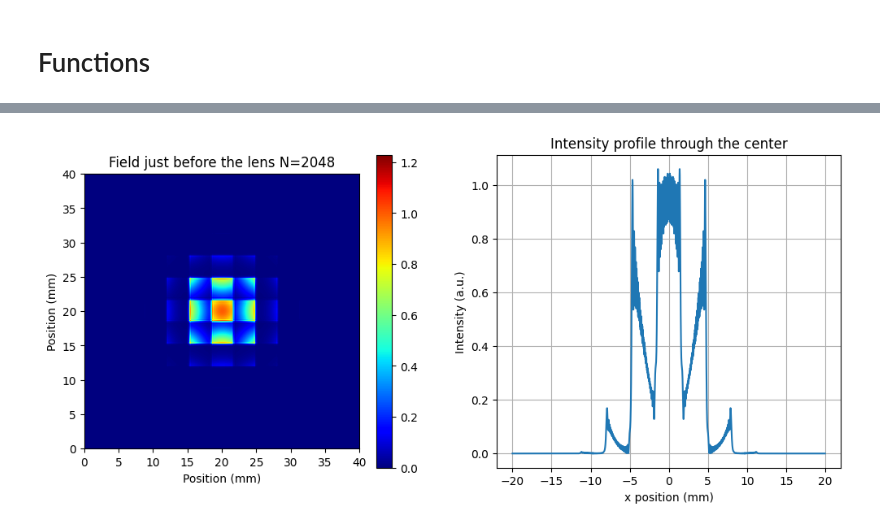
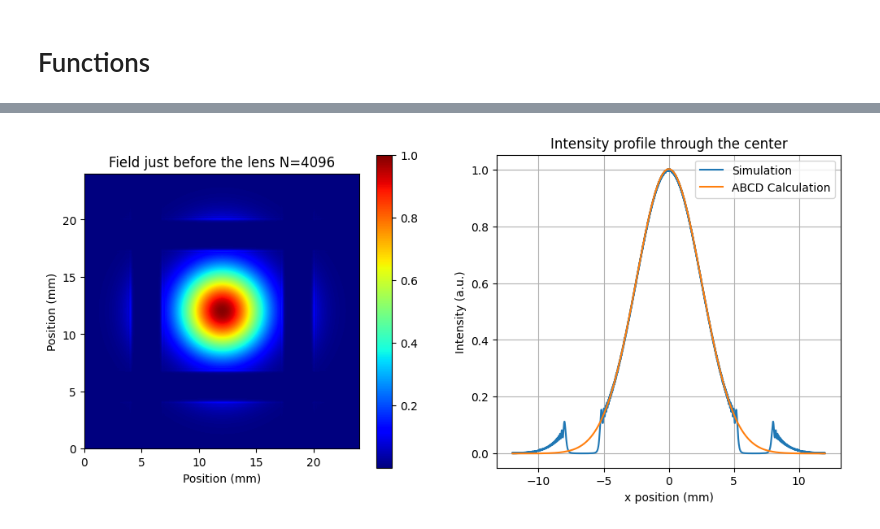
Before and after one commit to guilhermebaos/LightPipes-tutorials, a Jupyter notebook: Ideas/02-Gauss-Reconstruction.ipynb, the cells around one changed output, grey strips where cells are left out. Cells and saved outputs as stored; diff of their text form; code cells hidden in the pictures.

Commit message:
Checking the beam waist at every step

```diff
--- a/Ideas/02-Gauss-Reconstruction.ipynb
+++ b/Ideas/02-Gauss-Reconstruction.ipynb
@@ -55,8 +23,8 @@ We simulate a gaussian beam that does the following:
 - Propagate the distance $d_l$
 # %%
 # Parameters
-size = 40 * lp.mm # size of the grid
-N = 2**11 # number (NxN) of grid pixels
+size = 24 * lp.mm # size of the grid
+N = 2**12 # number (NxN) of grid pixels
 
 # Laser Beam Settings
 wave = 632.8 * lp.nm # wavelength of HeNe laser
@@ -65,83 +33,84 @@ w0 = 5 * lp.mm # laser beam waist
 k = 2 * np.pi / wave
 zr = np.pi * w0**2 / wave
 
-print(f"zR = {zr / lp.mm}mm")
+print(f"Beam properties:")
+print(f"- zR = {zr:.3f}m")
+print(f"- wavelength = {wave / lp.nm}nm")
+
 
 # Parameters
 dl = 10 * lp.m # distance from the lens to 0
 f = 0.1 * lp.m # focal length of the lens
 
 
+# ABCD matrixes for: propagtion and lens
+prop1 = np.array([[1, dl], [0, 1]])
+prop2 = np.array([[1, f], [0, 1]])
+lens = np.array([[1, 0], [-1/f, 1]])
+
+# Range to see the beam in
+xx = np.arange(N)/N * size - (size / 2)
+
+
 # Create the beam
-Field = lp.Begin(size, wave, N)
+Field = lp.Begin(size, wave, N, dtype=np.complex64)
 Field = lp.GaussBeam(Field, w0)
-plot_Field(Field, title="Field at the start")
+plotField(Field, title="Field at the start")
+plt.show()
+
+print(f"Beam waist for the graph above: w = {w0 / lp.mm}mm")
+
 
 # Propagate the laser some distance
 Field = lp.Forvard(Field, dl)
-plot_Field(Field, title="Field just before the lens")
+plotField(Field, title="Field just before the lens")
+
+ABCD = prop1
+plotGauss(ABCD, w0, wave, xx, np.max(lp.Intensity(Field, flag=0)[N//2]))
+
+plt.legend()
+plt.show()
+
+print(f"Beam waist for the graph above: w = {beamWaist(ABCD, w0, wave) / lp.mm:.3f}mm")
 
 
 # Pass the beam through the lens and propagate up to the focus
 Field = lp.Lens(Field, f)
 Field = lp.Forvard(Field, f)
-plot_Field(Field, title="Field at the 'mirror'")
+plotField(Field, title="Field at the 'mirror'")
 
-I = lp.Intensity(Field, flag=0)
-# print(I[N//2, N//2 - 10: N//2 + 10])
+ABCD = prop2 @ (lens @ ABCD)
+plotGauss(ABCD, w0, wave, xx, np.max(lp.Intensity(Field, flag=0)[N//2]))
 
+plt.legend()
+plt.show()
 
-# Beam waist after lens
-wlens = (wave * (dl**2 + zr**2) / (np.pi * zr))**(0.5)
-print(wlens / lp.mm)
+print(f"Beam waist for the graph above: w = {beamWaist(ABCD, w0, wave) / lp.mm:.3f}mm")
 
 
 # "Reflect" the beam and propagate back to the lens
 Field = lp.Forvard(Field, f)
-plot_Field(Field, title="Field just before the lens")
+plotField(Field, title="Field just before the lens")
+
+ABCD = prop2 @ ABCD
+plotGauss(ABCD, w0, wave, xx, np.max(lp.Intensity(Field, flag=0)[N//2]))
+
+plt.legend()
+plt.show()
+
+print(f"Beam waist for the graph above: w = {beamWaist(ABCD, w0, wave) / lp.mm:.3f}mm")
 
 
 # Propagate to the detection plane
 Field = lp.Lens(Field, f)
 Field = lp.Forvard(Field, dl)
-plot_Field(Field, title="Field at the detection plane")
+plotField(Field, title="Field at the detection plane")
 
+ABCD = prop1 @ (lens @ ABCD)
+plotGauss(ABCD, w0, wave, xx, np.max(lp.Intensity(Field, flag=0)[N//2]))
 
-# Predict the beam using the beam parameter
-I = lp.Intensity(Field, flag=0)
-Imax = np.max(I[N//2])
-
-
-# ABCD matriz for: propagtion -> lens -> propagation -> lens -> propagation
-prop1 = np.array([[1, dl], [0, 1]])
-prop2 = np.array([[1, f], [0, 1]])
-lens = np.array([[1, 0], [-1/f, 1]])
-ABCD = prop1 @ lens @ prop2 @ prop2 @ lens @ prop1
-print(ABCD)
-
-
-# Beam parameter calculated using ABCD matrices
-q0 = 1j * np.pi * w0**2 / wave
-qz = (ABCD[0, 0] * q0 + ABCD[0, 1]) / (ABCD[1, 0] * q0 + ABCD[1, 1])
-
-# Beam parameter through the lens
-xx = np.arange(N)/N * size - (size / 2)
-yy = np.abs(np.exp((-1j * k * xx**2) / (2 * qz)))**2
-
-plt.plot(xx / lp.mm, Imax * yy, label="Prediction", lw=1)
 plt.legend()
 plt.show()
 
-
-# Compare with starting field
-Field = lp.Begin(size, wave, N)
-Field = lp.GaussBeam(Field, w0)
-
-I = lp.Intensity(Field, flag=0)
-Imax = np.max(I[N//2])
-
-plot_Field(Field, title="Field at the start")
-plt.plot(xx / lp.mm, Imax * yy, label="Prediction")
-plt.legend()
-plt.show()
+print(f"Beam waist for the graph above: w = {beamWaist(ABCD, w0, wave) / lp.mm:.3f}mm")
 # %% [output]
@@ -155 +126 @@ zR = 124114.7540135032mm
-[figure, old version]
+[figure, new version]
```
Also changed, not shown: parts of 5 cells of this notebook, 4 other files.
